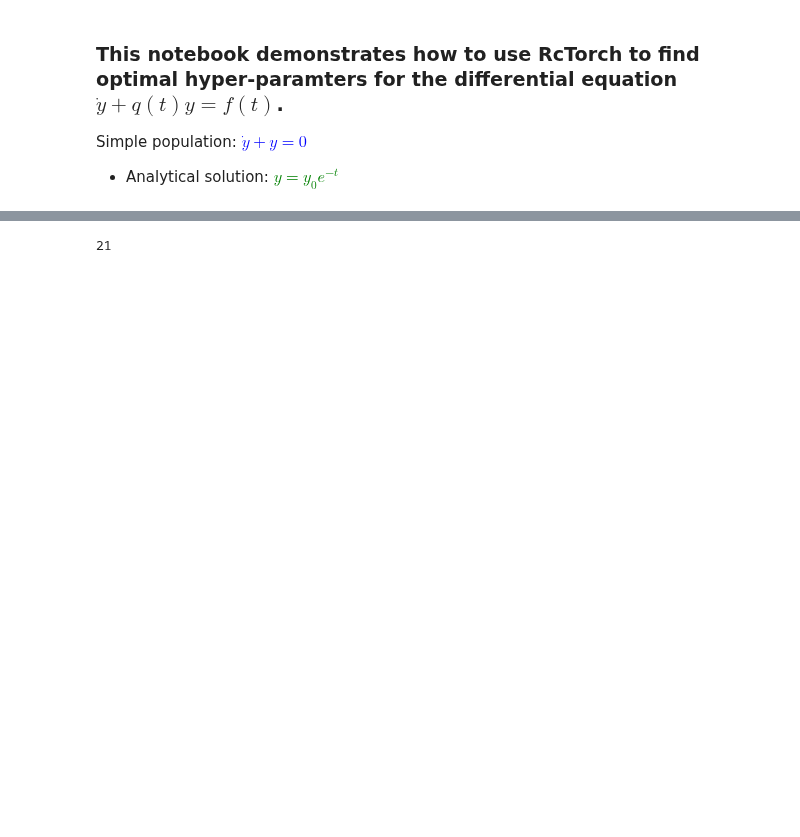
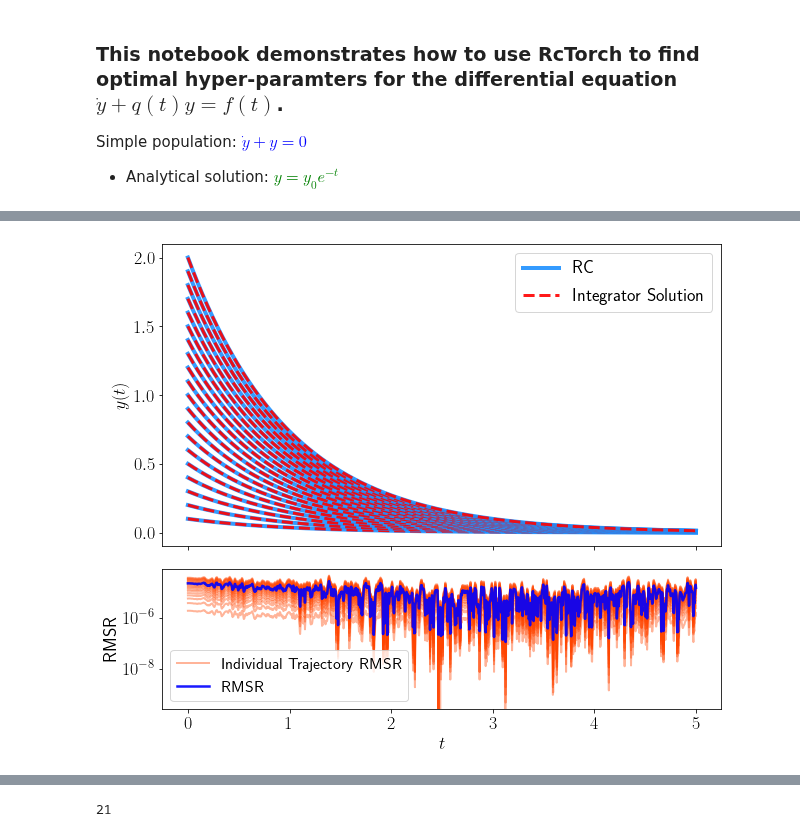
Before and after one commit to blindedjoy/RcTorch, a Jupyter notebook: final_notebooks/final_BO_time.ipynb, the cells around one changed output, grey strips where cells are left out. Saved outputs shown, nothing was run; the diff lists cells and outputs as text; code cells hidden in the pictures; blank space fills up the shorter version.

```diff
--- a/final_notebooks/final_BO_time.ipynb
+++ b/final_notebooks/final_BO_time.ipynb
@@ -184,0 +255,19 @@ len(y0s)
+# %%
+%%time
+pop_RC = EchoStateNetwork(**simple_pop_hps,
+                         random_state = 209,
+                         dtype = torch.float32)
+
+train_args = {"X" : xtrain.view(-1,1),
+              "burn_in" : 500,
+              "ODE_order" : 1,
+              "force" : no_force,
+              "reparam_f" : reparam,
+              "ode_coefs" : [1, 1]}
+
+
+pop_results = pop_RC.fit(init_conditions = [y0s,1],
+                        SOLVE = True,
+                        train_score = True,
+                        ODE_criterion = custom_loss,
+                        **train_args)
@@ -184,0 +277,4 @@ len(y0s)
+# %%
+def simple_pop(y, t, t_pow = 0, force_k = 0, k = 1):
+    dydt = -k * y *t**t_pow + force_k*np.sin(t)
+    return dydt
@@ -184,0 +309,17 @@ len(y0s)
+# %%
+
+fig = plt.figure(figsize = (9, 7)); gs1 = gridspec.GridSpec(3, 3);
+ax = plt.subplot(gs1[:-1, :])
+
+gts = plot_predictions(RC = pop_RC,
+                       results = pop_results,
+                       integrator_model = simple_pop,
+                       ax = ax)
+
+ax = plt.subplot(gs1[-1, :])
+plot_data = plot_rmsr(pop_RC,
+                      results = pop_results,
+                      force = no_force,
+                      ax = ax)
+# %% [output]
+[figure, added]
```
Also changed, not shown: parts of 38 cells of this notebook, 7 other files.
